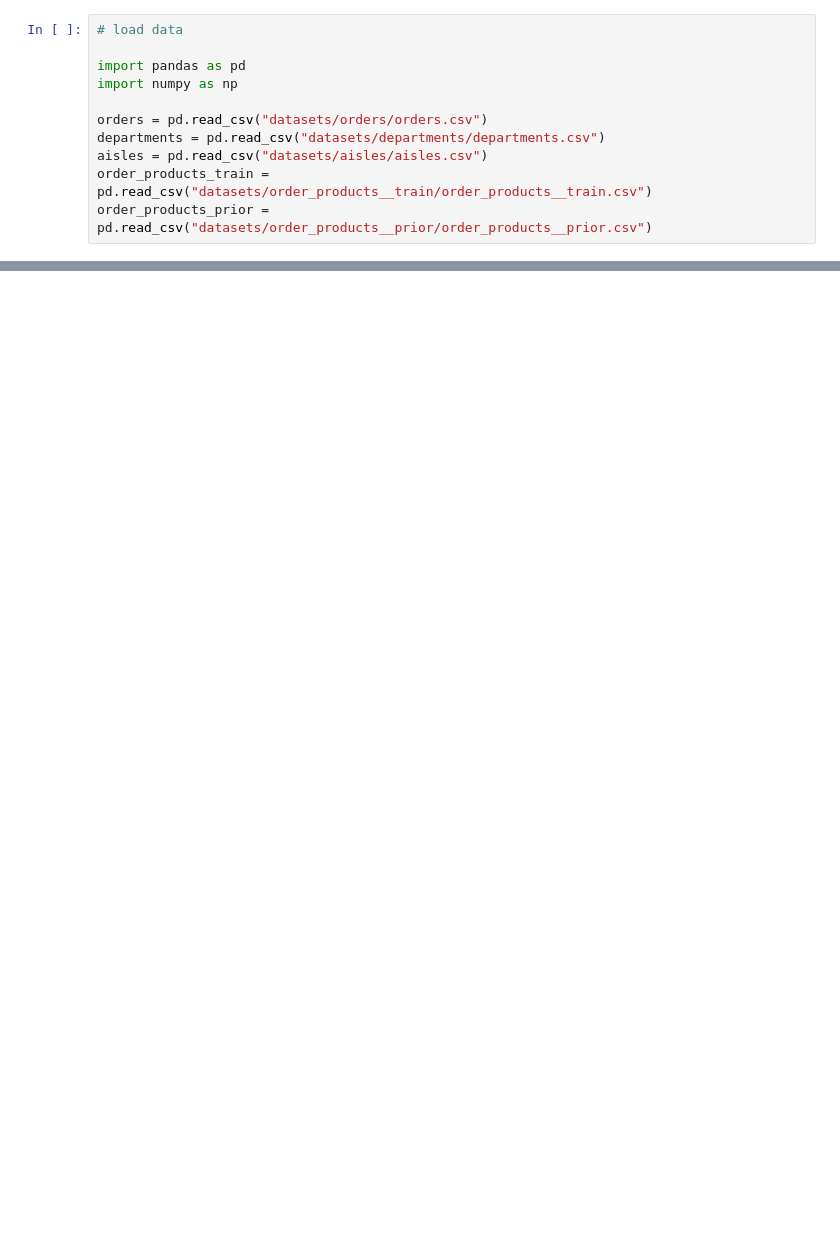
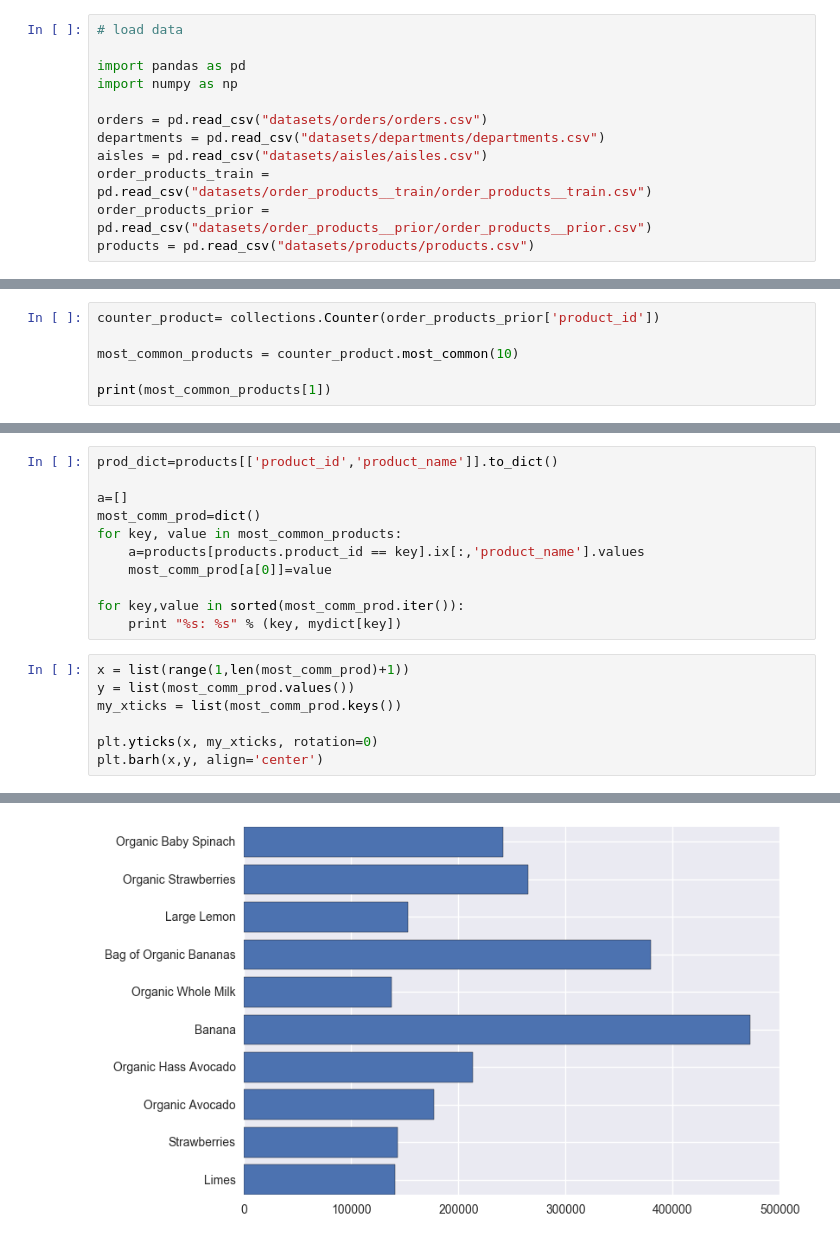
Before and after one commit to anishpillay2002/ML-Instacart-Kaggle, a Jupyter notebook: code.ipynb, the cells around one changed output, grey strips where cells are left out. Drawn from its saved outputs; the diff is of its cells as text; blank space fills up the shorter version.

```diff
--- a/code.ipynb
+++ b/code.ipynb
@@ -75,3 +114,4 @@ departments = pd.read_csv("datasets/departments/departments.csv")
 aisles = pd.read_csv("datasets/aisles/aisles.csv")
 order_products_train = pd.read_csv("datasets/order_products__train/order_products__train.csv")
 order_products_prior = pd.read_csv("datasets/order_products__prior/order_products__prior.csv")
+products = pd.read_csv("datasets/products/products.csv")
@@ -77,0 +268,6 @@ order_products_prior = pd.read_csv("datasets/order_products__prior/order_product
+# %%
+counter_product= collections.Counter(order_products_prior['product_id'])
+
+most_common_products = counter_product.most_common(10)
+
+print(most_common_products[1])
@@ -77,0 +276,19 @@ order_products_prior = pd.read_csv("datasets/order_products__prior/order_product
+# %%
+prod_dict=products[['product_id','product_name']].to_dict()
+
+a=[]
+most_comm_prod=dict()
+for key, value in most_common_products:
+    a=products[products.product_id == key].ix[:,'product_name'].values
+    most_comm_prod[a[0]]=value
+
+for key,value in sorted(most_comm_prod.iter()):
+    print "%s: %s" % (key, mydict[key])
+# %%
+x = list(range(1,len(most_comm_prod)+1))
+y = list(most_comm_prod.values())
+my_xticks = list(most_comm_prod.keys())
+
+plt.yticks(x, my_xticks, rotation=0)
+plt.barh(x,y, align='center')
+# %% [output]
@@ -77,0 +296 @@ order_products_prior = pd.read_csv("datasets/order_products__prior/order_product
+[figure, added]
```
Also changed, not shown: parts of 22 cells of this notebook.
